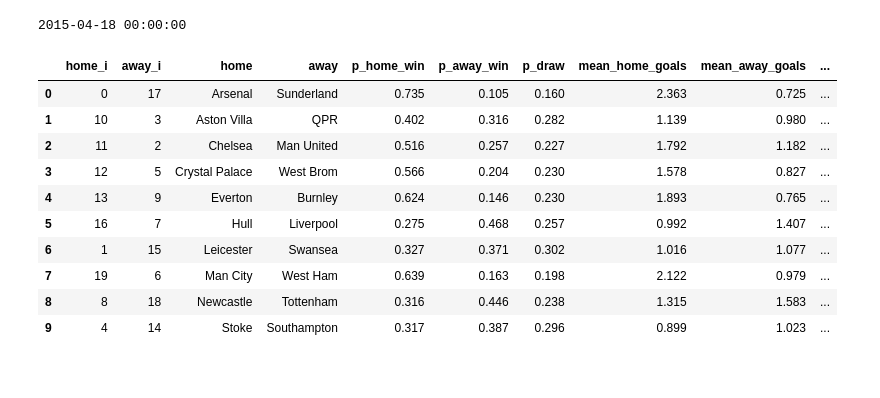
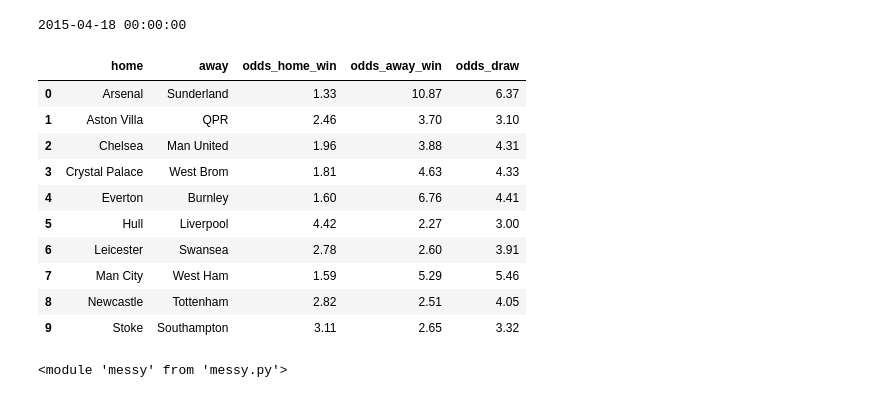
Before and after one commit to ovprunskis/am207-project-soccer, a Jupyter notebook: daniel_weitzenfeld_variation_bb_model_ak_updates.ipynb, the cells around one changed output. Saved outputs shown, nothing was run; the diff lists cells and outputs as text; code cells hidden in the pictures.

```diff
--- a/daniel_weitzenfeld_variation_bb_model_ak_updates.ipynb
+++ b/daniel_weitzenfeld_variation_bb_model_ak_updates.ipynb
@@ -355,16 +355,20 @@ if league == "E0" and year_c == "1415":
 # %% [output]
 2015-04-18 00:00:00
 # %%
-pred_results[['home','away','p_home_win','p_away_win','p_draw']]
+pred_results[['home','away','odds_home_win','odds_away_win','odds_draw']]
 # %% [output]
-|  | home_i | away_i | home | away | p_home_win | p_away_win | p_draw | mean_home_goals | mean_away_goals | ... |
-| 0 | 0 | 17 | Arsenal | Sunderland | 0.735 | 0.105 | 0.160 | 2.363 | 0.725 | ... |
-| 1 | 10 | 3 | Aston Villa | QPR | 0.402 | 0.316 | 0.282 | 1.139 | 0.980 | ... |
-| 2 | 11 | 2 | Chelsea | Man United | 0.516 | 0.257 | 0.227 | 1.792 | 1.182 | ... |
-| 3 | 12 | 5 | Crystal Palace | West Brom | 0.566 | 0.204 | 0.230 | 1.578 | 0.827 | ... |
-| 4 | 13 | 9 | Everton | Burnley | 0.624 | 0.146 | 0.230 | 1.893 | 0.765 | ... |
-| 5 | 16 | 7 | Hull | Liverpool | 0.275 | 0.468 | 0.257 | 0.992 | 1.407 | ... |
-| 6 | 1 | 15 | Leicester | Swansea | 0.327 | 0.371 | 0.302 | 1.016 | 1.077 | ... |
-| 7 | 19 | 6 | Man City | West Ham | 0.639 | 0.163 | 0.198 | 2.122 | 0.979 | ... |
-| 8 | 8 | 18 | Newcastle | Tottenham | 0.316 | 0.446 | 0.238 | 1.315 | 1.583 | ... |
-| 9 | 4 | 14 | Stoke | Southampton | 0.317 | 0.387 | 0.296 | 0.899 | 1.023 | ... |
+|  | home | away | odds_home_win | odds_away_win | odds_draw |
+| 0 | Arsenal | Sunderland | 1.33 | 10.87 | 6.37 |
+| 1 | Aston Villa | QPR | 2.46 | 3.70 | 3.10 |
+| 2 | Chelsea | Man United | 1.96 | 3.88 | 4.31 |
+| 3 | Crystal Palace | West Brom | 1.81 | 4.63 | 4.33 |
+| 4 | Everton | Burnley | 1.60 | 6.76 | 4.41 |
+| 5 | Hull | Liverpool | 4.42 | 2.27 | 3.00 |
+| 6 | Leicester | Swansea | 2.78 | 2.60 | 3.91 |
+| 7 | Man City | West Ham | 1.59 | 5.29 | 5.46 |
+| 8 | Newcastle | Tottenham | 2.82 | 2.51 | 4.05 |
+| 9 | Stoke | Southampton | 3.11 | 2.65 | 3.32 |
+# %%
+reload(messy)
+# %% [output]
+<module 'messy' from 'messy.py'>
```
Also changed, not shown: parts of 8 cells of this notebook, 3 other files.
